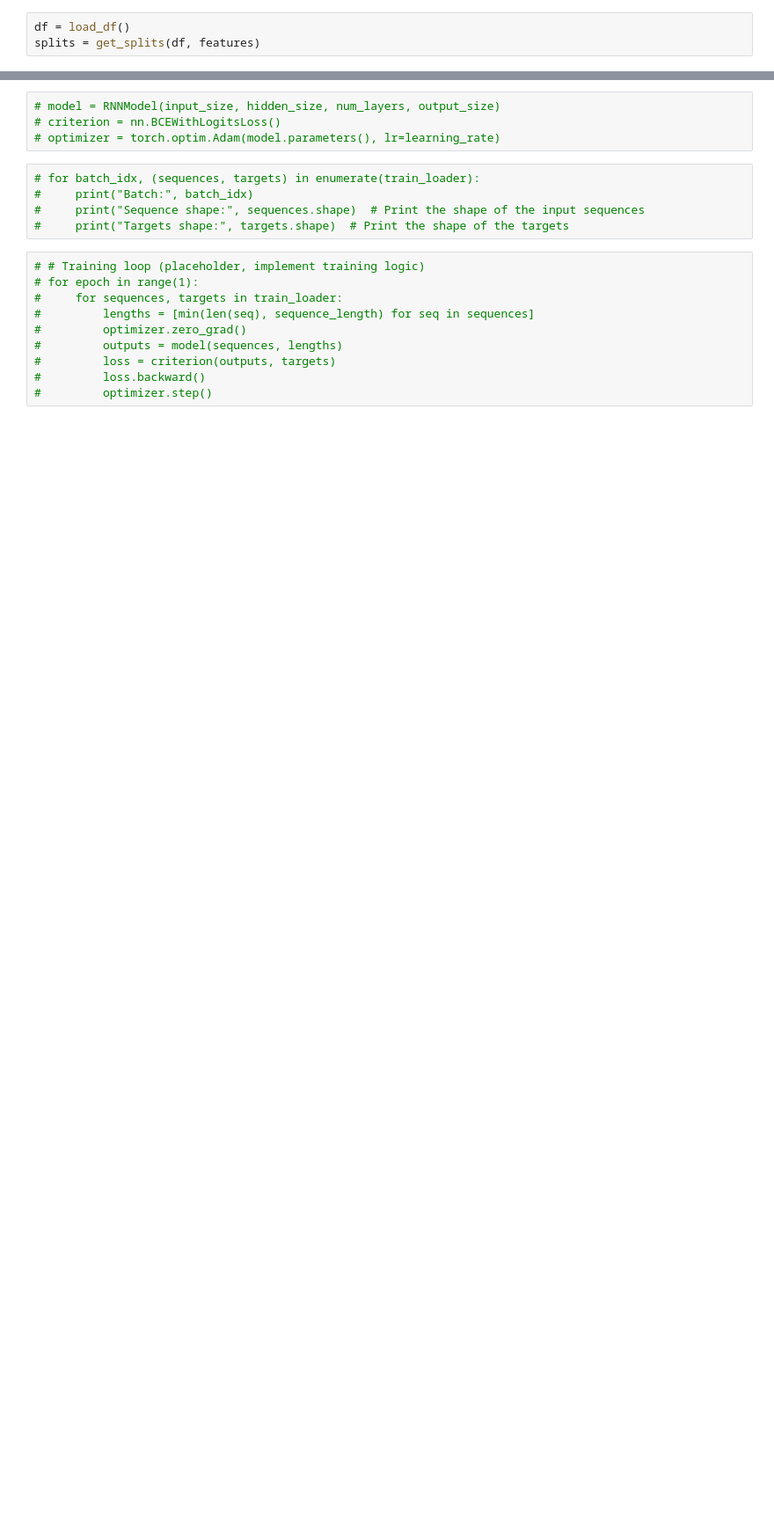
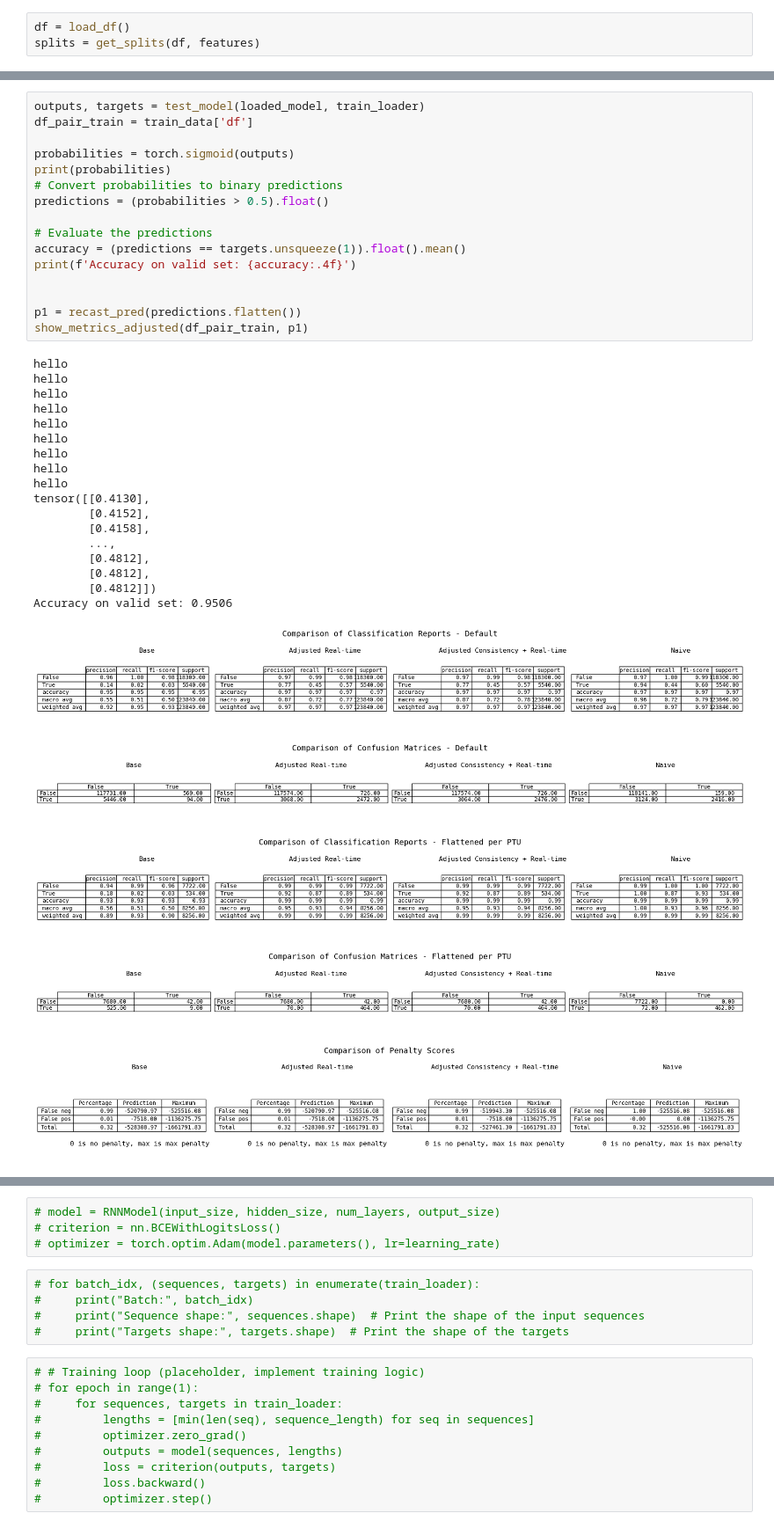
Before and after one commit to SmallNub/tweedejaars_project, a Jupyter notebook: notebooks/markov_rnn copy 2.ipynb, the cells around one changed output, grey strips where cells are left out. Shown: that part at 88% size. Drawn from its saved outputs; the diff is of its cells as text; blank space fills up the shorter version.

```diff
--- a/notebooks/markov_rnn copy 2.ipynb
+++ b/notebooks/markov_rnn copy 2.ipynb
@@ -321,0 +328,39 @@ tensor(1215.)
+# %%
+outputs, targets = test_model(loaded_model, train_loader)
+df_pair_train = train_data['df']
+
+probabilities = torch.sigmoid(outputs)
+print(probabilities)
+# Convert probabilities to binary predictions
+predictions = (probabilities > 0.5).float()
+
+# Evaluate the predictions
+accuracy = (predictions == targets.unsqueeze(1)).float().mean()
+print(f'Accuracy on valid set: {accuracy:.4f}')
+
+
+p1 = recast_pred(predictions.flatten())
+show_metrics_adjusted(df_pair_train, p1)
+# %% [output]
+hello
+hello
+hello
+hello
+hello
+hello
+hello
+hello
+hello
+tensor([[0.4130],
+        [0.4152],
+        [0.4158],
+        ...,
+        [0.4812],
+        [0.4812],
+        [0.4812]])
+Accuracy on valid set: 0.9506
+[figure, added]
+[figure, added]
+[figure, added]
+[figure, added]
+[figure, added]
```
Also changed, not shown: parts of 20 cells of this notebook, 4 other files.
